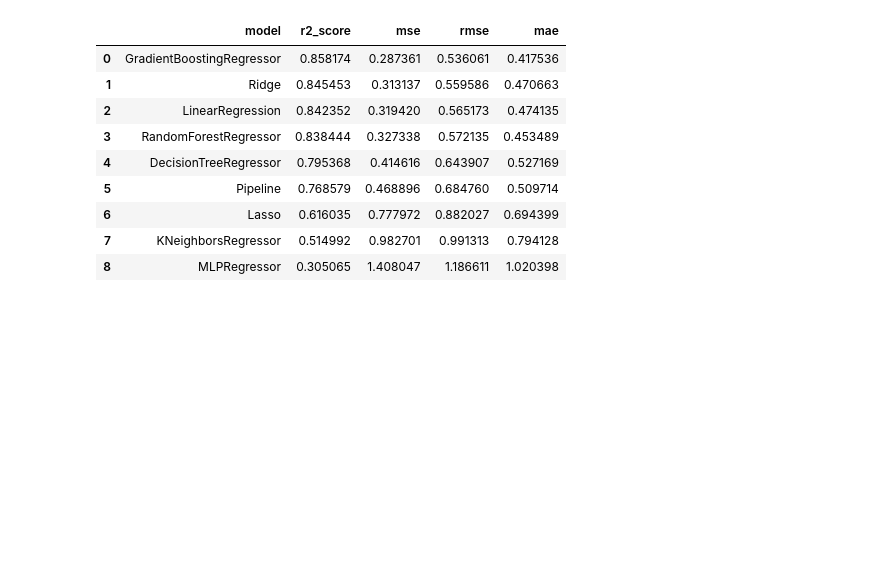
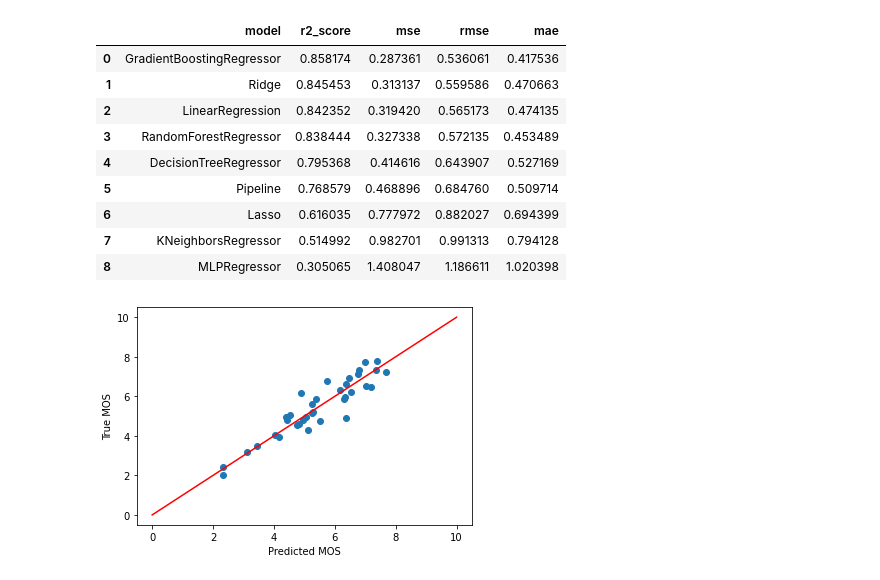
Before and after one commit to minhkstn/PointCloudQoEModels, a Jupyter notebook: point_cloud_qoe_models.ipynb, the cells around one changed output. Cells and saved outputs as stored; diff of their text form; code cells hidden in the pictures; blank space fills up the shorter version.

```diff
--- a/point_cloud_qoe_models.ipynb
+++ b/point_cloud_qoe_models.ipynb
@@ -556,0 +599,20 @@ model_performance
+# %%
+import matplotlib.pyplot as plt
+
+for model, group_content in report.groupby('model'):
+    if model == "GradientBoostingRegressor":
+        # Generate the scatter plot
+        # plt.figure(figsize=(6, 6))
+        plt.scatter(group_content['predicted_mos'], group_content['true_mos'])
+
+        # Add y=x line to the plot
+        plt.plot([0, 10], [0, 10], color = 'red')
+
+        # Label the axes
+        plt.xlabel('Predicted MOS')
+        plt.ylabel('True MOS')
+
+        plt.savefig('./figures/predicted_and_true_distribution_GBR.pdf')
+        plt.show()
+# %% [output]
+[figure, added]
```
Also changed, not shown: parts of 6 cells of this notebook, 9 other files.
